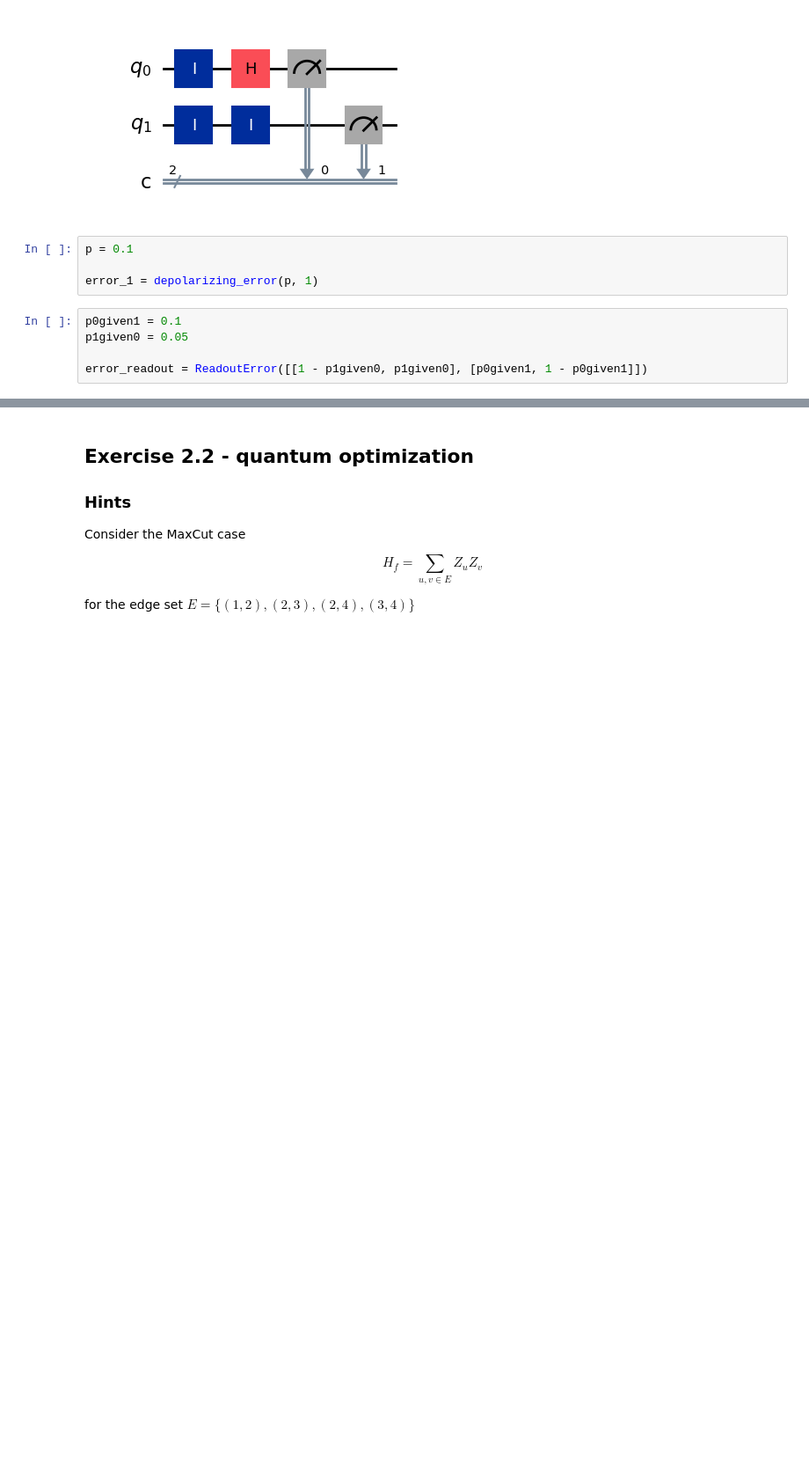
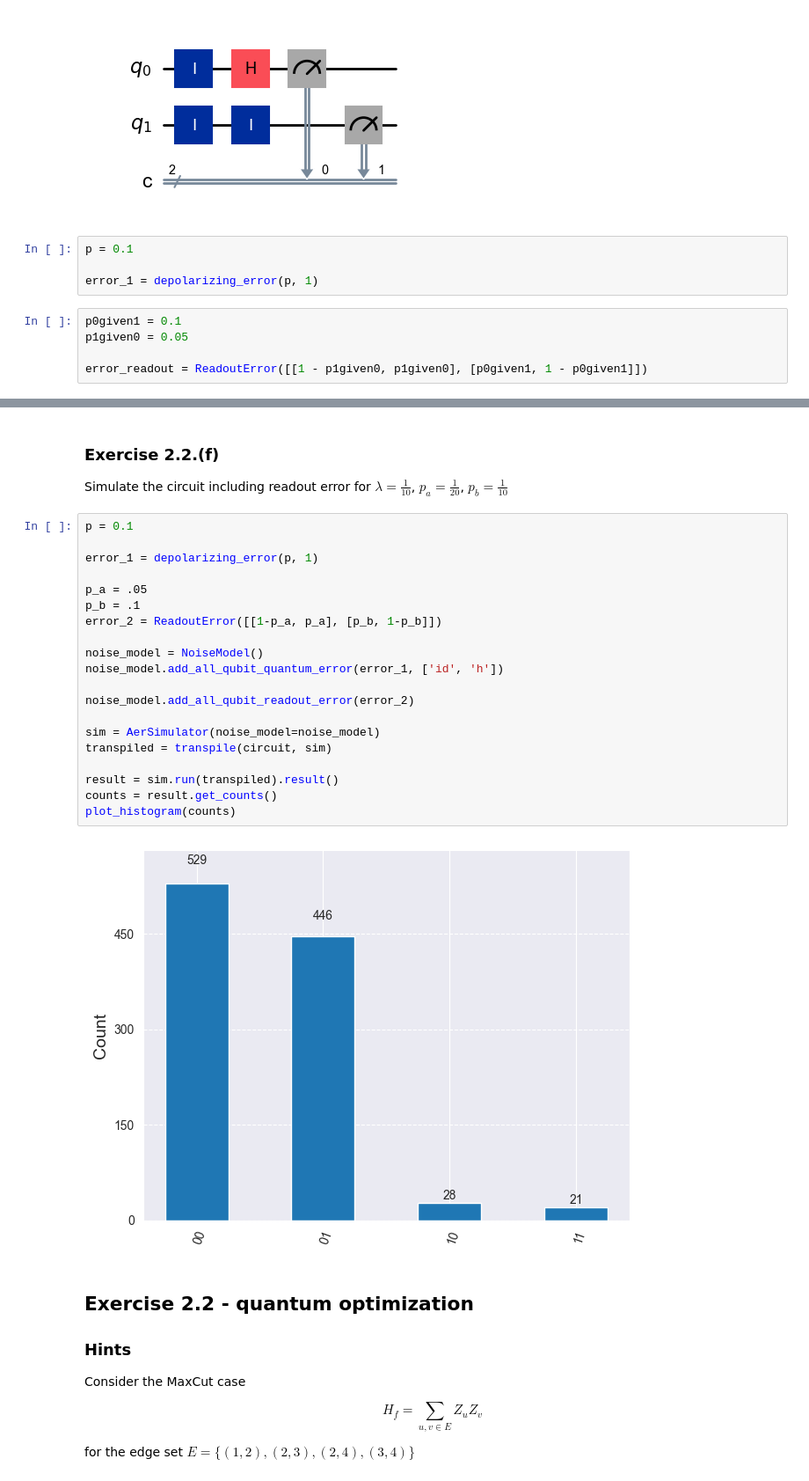
Before and after one commit to wghaotian/programming-exercises, a Jupyter notebook: 2025-summer-rwth/template-exercise-02.ipynb, the cells around one changed output, grey strips where cells are left out. Shown at 88% size. Cells and saved outputs as stored; diff of their text form; blank space fills up the shorter version.

Commit message:
Exercise 2

```diff
--- a/2025-summer-rwth/template-exercise-02.ipynb
+++ b/2025-summer-rwth/template-exercise-02.ipynb
@@ -53,3 +118,28 @@ error_readout = ReadoutError([[1 - p1given0, p1given0], [p0given1, 1 - p0given1]
+# %% [markdown]
+### Exercise 2.2.(f)
+Simulate the circuit including readout error for $\lambda = \frac{1}{10}$, $p_a = \frac{1}{20}$, $p_b = \frac{1}{10}$
+# %%
+p = 0.1
+
+error_1 = depolarizing_error(p, 1)
+
+p_a = .05
+p_b = .1
+error_2 = ReadoutError([[1-p_a, p_a], [p_b, 1-p_b]])
+
+noise_model = NoiseModel()
+noise_model.add_all_qubit_quantum_error(error_1, ['id', 'h'])
+
+noise_model.add_all_qubit_readout_error(error_2)
+
+sim = AerSimulator(noise_model=noise_model)
+transpiled = transpile(circuit, sim)
+
+result = sim.run(transpiled).result()
+counts = result.get_counts()
+plot_histogram(counts)
+# %% [output]
+[figure, added]
 # %% [markdown]
 ## Exercise 2.2 - quantum optimization
 ### Hints
```
Also changed, not shown: parts of 6 cells of this notebook.
